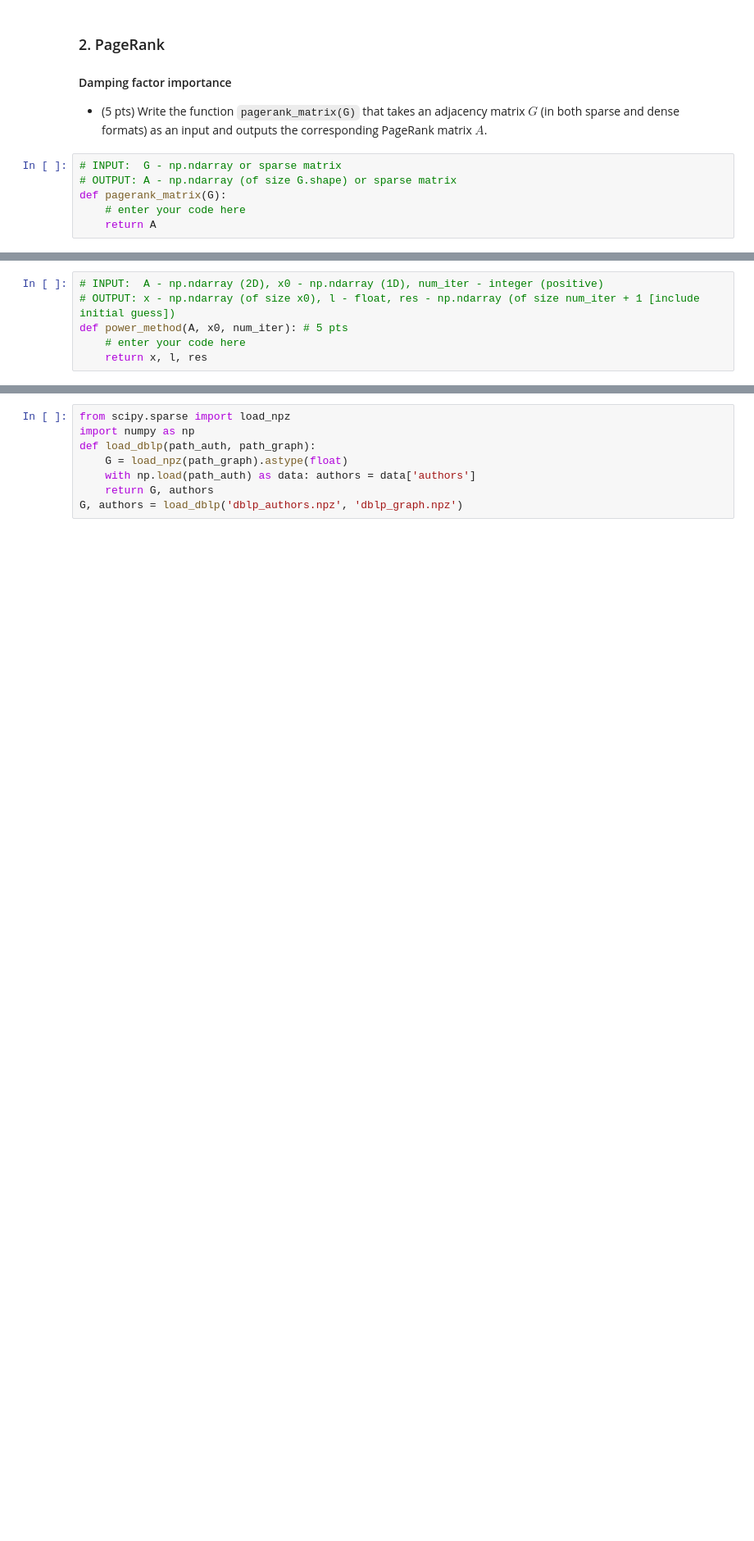
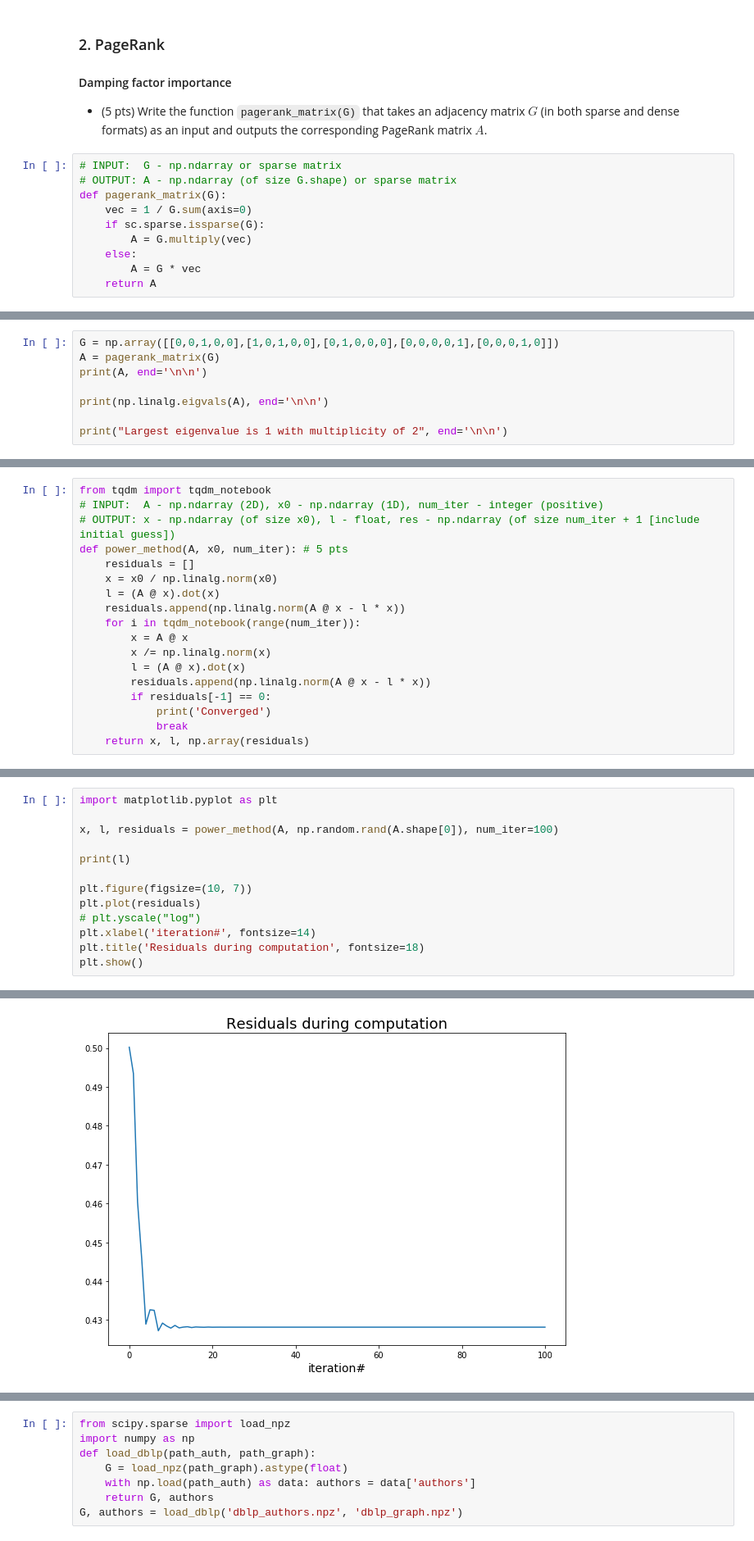
Before and after one commit to lit-leo/nla2019, a Jupyter notebook: psets/pset2/PS2.ipynb, the cells around one changed output, grey strips where cells are left out. Shown at 82% size. Drawn from its saved outputs; the diff is of its cells as text; blank space fills up the shorter version.

````diff
--- a/psets/pset2/PS2.ipynb
+++ b/psets/pset2/PS2.ipynb
@@ -627,7 +1274,11 @@ Comment how eigenvalues of $J(0)$ are perturbed for large $n$.
 # INPUT:  G - np.ndarray or sparse matrix
 # OUTPUT: A - np.ndarray (of size G.shape) or sparse matrix
 def pagerank_matrix(G):
-    # enter your code here
+    vec = 1 / G.sum(axis=0)
+    if sc.sparse.issparse(G):
+        A = G.multiply(vec)
+    else:
+        A = G * vec
     return A
 # %% [markdown]
 * (3 pts) Find PageRank matrix $A$ that corresponds to the following graph: <img src="graph.png" width='250'>
@@ -635,3 +1286,11 @@ What is its largest eigenvalue? What multiplicity does it have?
 
 
 * (5 pts) Implement the power method for a given matrix $A$, an initial guess $x_0$ and a number of iterations ```num_iter```. It should be organized as a function ```power_method(A, x0, num_iter)``` that outputs approximation to eigenvector $x$, eigenvalue $\lambda$ and history of residuals $\{\|Ax_k - \lambda_k x_k\|_2\}$. Make sure that the method converges to the correct solution on a matrix $\begin{bmatrix} 2 & -1 \\ -1 & 2 \end{bmatrix}$ which is known to have the largest eigenvalue equal to $3$.
+# %%
+G = np.array([[0,0,1,0,0],[1,0,1,0,0],[0,1,0,0,0],[0,0,0,0,1],[0,0,0,1,0]])
+A = pagerank_matrix(G)
+print(A, end='\n\n')
+
+print(np.linalg.eigvals(A), end='\n\n')
+
+print("Largest eigenvalue is 1 with multiplicity of 2", end='\n\n')
@@ -638,9 +1307,21 @@ What is its largest eigenvalue? What multiplicity does it have?
 # %%
+from tqdm import tqdm_notebook
 # INPUT:  A - np.ndarray (2D), x0 - np.ndarray (1D), num_iter - integer (positive)
 # OUTPUT: x - np.ndarray (of size x0), l - float, res - np.ndarray (of size num_iter + 1 [include initial guess])
 def power_method(A, x0, num_iter): # 5 pts
-    # enter your code here
-    return x, l, res
+    residuals = []
+    x = x0 / np.linalg.norm(x0)
+    l = (A @ x).dot(x)
+    residuals.append(np.linalg.norm(A @ x - l * x))
+    for i in tqdm_notebook(range(num_iter)):
+        x = A @ x
+        x /= np.linalg.norm(x)
+        l = (A @ x).dot(x)
+        residuals.append(np.linalg.norm(A @ x - l * x))
+        if residuals[-1] == 0:
+            print('Converged')
+            break
+    return x, l, np.array(residuals)
 # %% [markdown]
 * (2 pts) Run the power method for the graph presented above and plot residuals $\|Ax_k - \lambda_k x_k\|_2$ as a function of $k$ for ```num_iter=100``` and random initial guess ```x0```.  Explain the absence of convergence.
 
@@ -667,3 +1348,17 @@ Usually, graphs that arise in various areas are sparse (social, web, road networ
 * (2 pts) Implement fast matrix-vector product for $A_d$ as a function ```pagerank_matvec(A, d, x)```, which takes a PageRank matrix $A$ (in sparse format, e.g., ```csr_matrix```), damping factor $d$ and a vector $x$ as an input and returns $A_dx$ as an output.
 
 * (1 pts) Generate a random adjacency matrix of size $10000 \times 10000$ with only 100 non-zero elements and compare ```pagerank_matvec``` performance with direct evaluation of $A_dx$.
+# %%
+import matplotlib.pyplot as plt
+
+x, l, residuals = power_method(A, np.random.rand(A.shape[0]), num_iter=100)
+
+print(l)
+
+plt.figure(figsize=(10, 7))
+plt.plot(residuals)
+# plt.yscale("log")
+plt.xlabel('iteration#', fontsize=14)
+plt.title('Residuals during computation', fontsize=18)
+plt.show()
+# %% [output]
@@ -669,0 +1366 @@ Usually, graphs that arise in various areas are sparse (social, web, road networ
+[figure, added]
````
Also changed, not shown: parts of 82 cells of this notebook, 1 other file.
